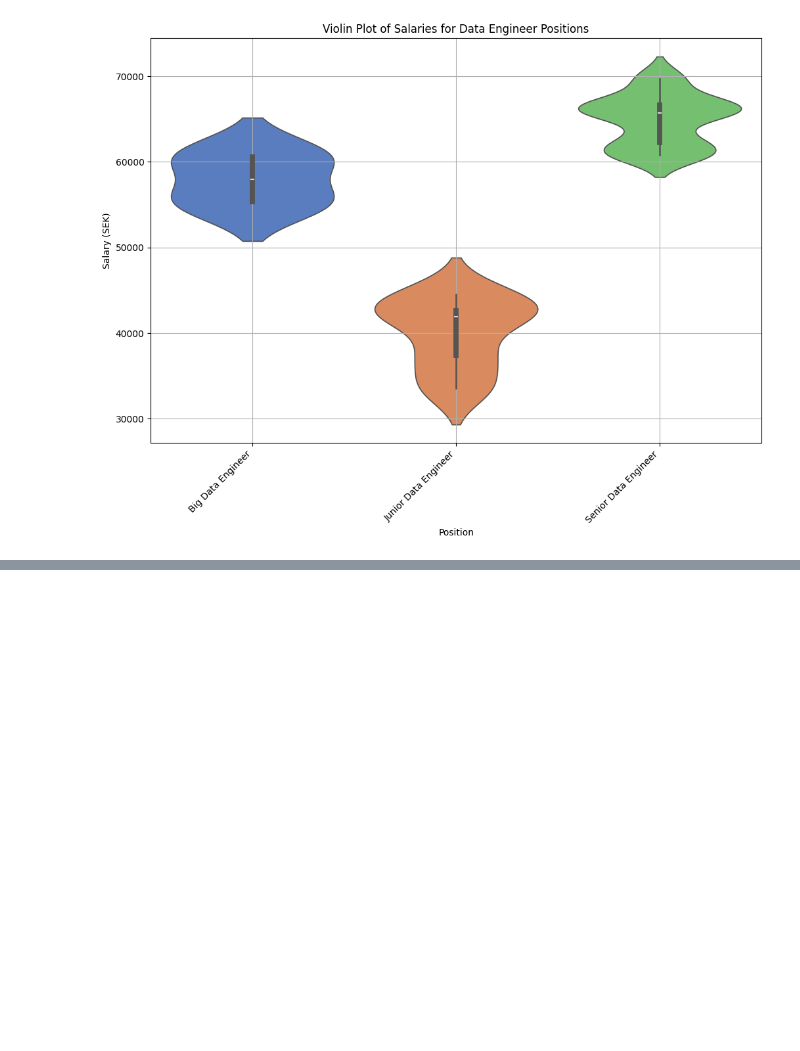
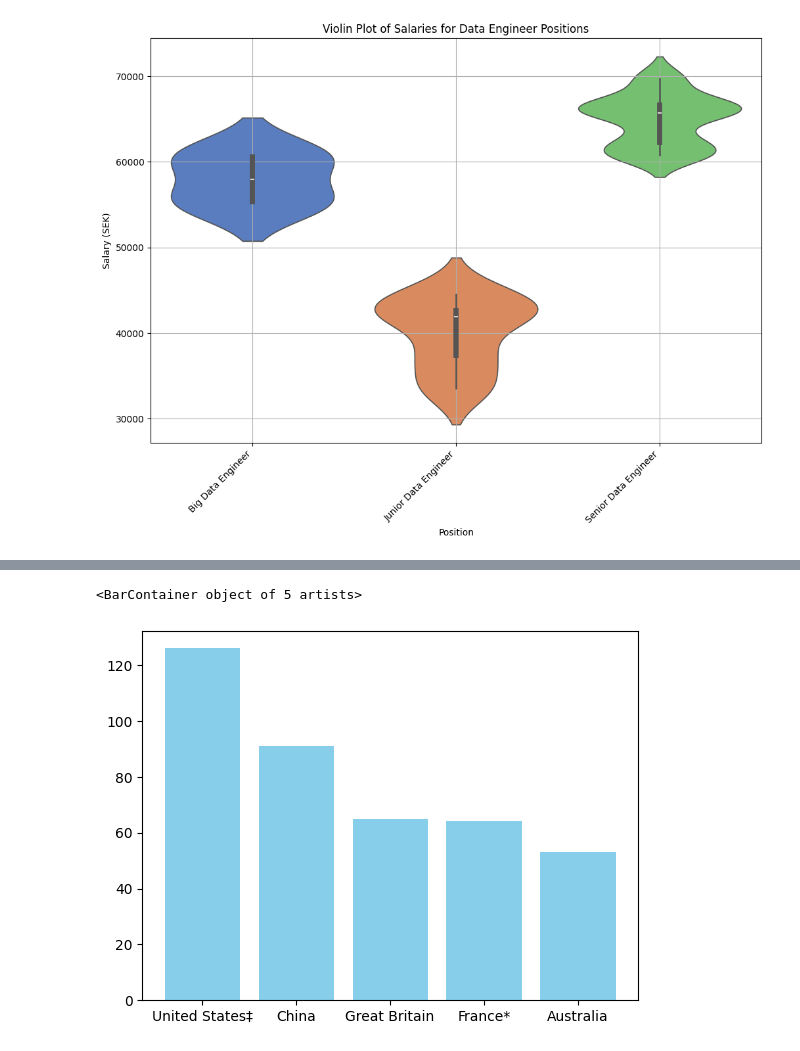
Before and after one commit to Markofbear/Fullstack_data_Bjorn_Lagerblad, a Jupyter notebook: _exercises_code/exercise1_data_processing.ipynb, the cells around one changed output, grey strips where cells are left out. Saved outputs shown, nothing was run; the diff lists cells and outputs as text; code cells hidden in the pictures; blank space fills up the shorter version.

```diff
--- a/_exercises_code/exercise1_data_processing.ipynb
+++ b/_exercises_code/exercise1_data_processing.ipynb
@@ -281,0 +410,15 @@ Passing `palette` without assigning `hue` is deprecated and will be removed in v
+# %%
+data = medals_table[['NOC', 'Total']]
+# %%
+data = data[~data['NOC'].str.contains('Remaining|Totals')]
+# %%
+data = data.dropna(subset=['Total'])
+data['Total'] = pd.to_numeric(data['Total'], errors='coerce')
+data = data.dropna(subset=['Total'])
+# %%
+top_countries_total = data.nlargest(5, 'Total')
+# %%
+plt.bar(top_countries_total['NOC'], top_countries_total['Total'], color='skyblue')
+# %% [output]
+<BarContainer object of 5 artists>
+[figure, added]
```
Also changed, not shown: parts of 16 cells of this notebook.
